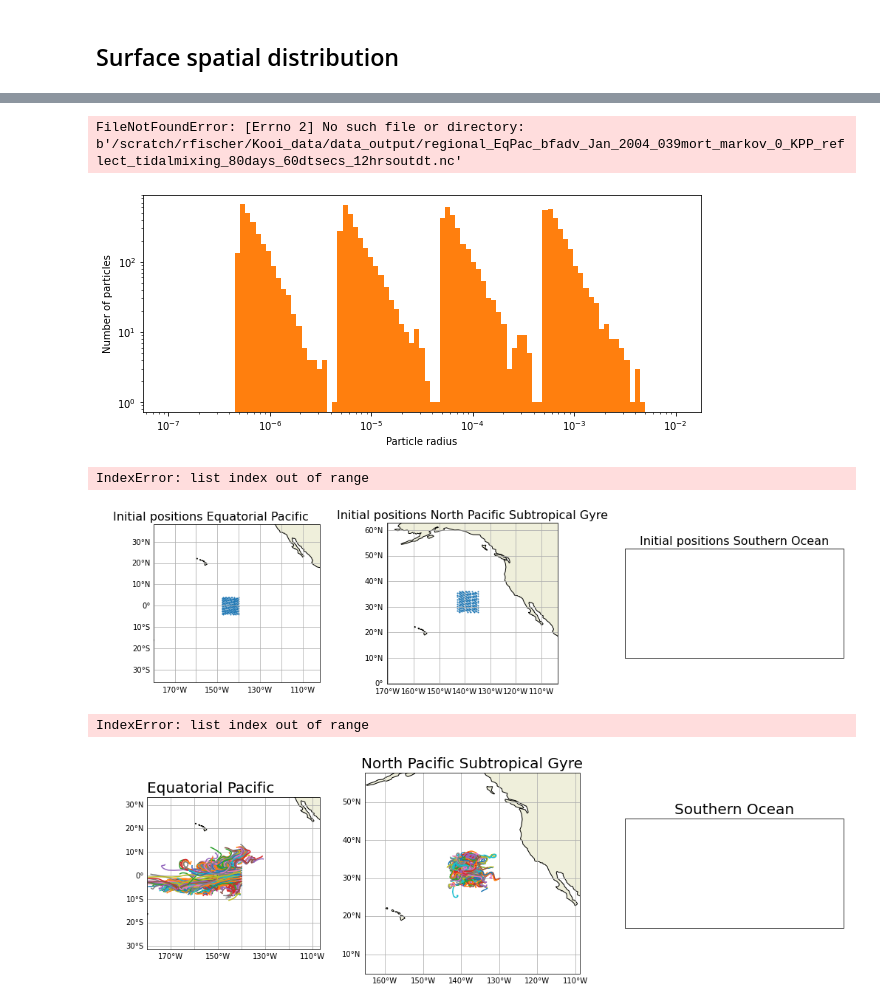
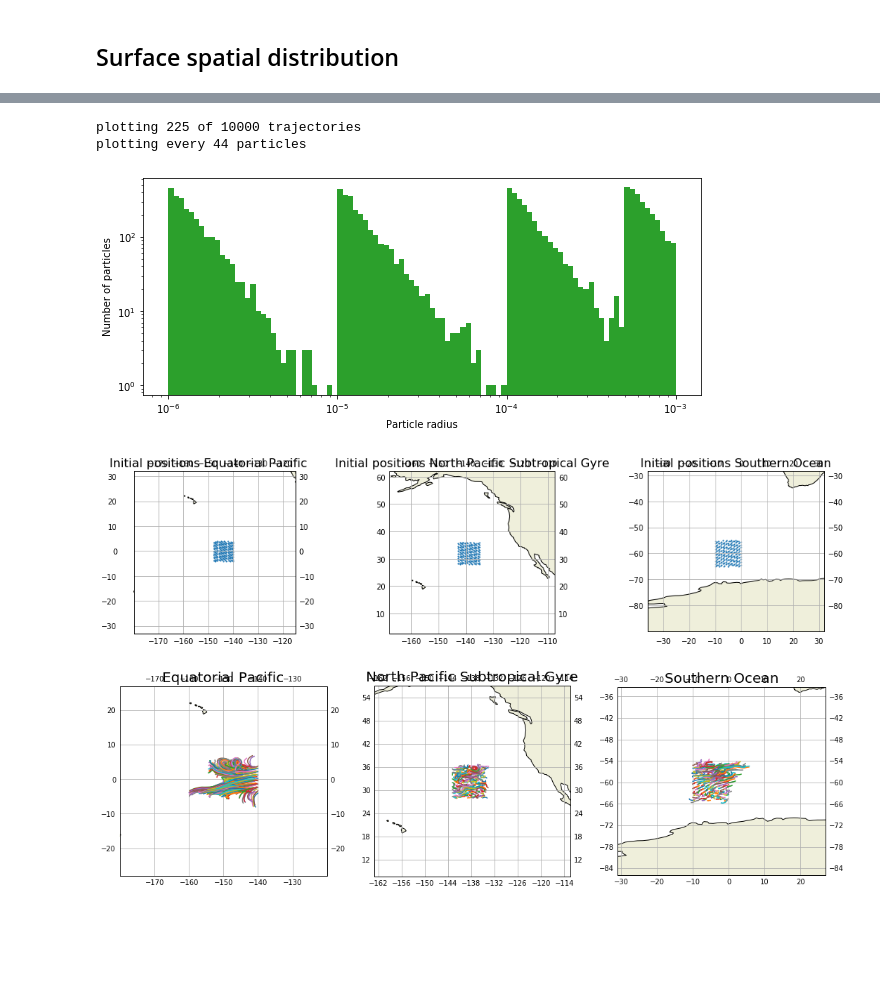
Before and after one commit to OceanParcels/biofouling_3dtransport_2, a Jupyter notebook: Analysis/Locations.ipynb, the cells around one changed output, grey strips where cells are left out. Drawn from its saved outputs; the diff is of its cells as text; code cells hidden in the pictures; blank space fills up the shorter version.

```diff
--- a/Analysis/Locations.ipynb
+++ b/Analysis/Locations.ipynb
@@ -99,39 +23,40 @@ w_vel_cmap = ['orangered', 'lime', 'cornflowerblue', 'gold']
 r_pl_clist = ['#7a0177', '#c51b8a', '#f768a1', '#fbb4b9','#feebe2']
 r_pl_cmap = plt.get_cmap('RdPu_r')
 # %%
-region = ['EqPac','NPSG']
+region = ['EqPac','NPSG', 'SO']
 mortality = 0.39              # [d-1]
-runtime = 80                  # [days]
+runtime = 20                  # [days]
 dt = 60                       # [seconds]
 outputdt = 12                 # [hours]
-mixing = 'markov_0_KPP_reflect_tidal'
-sizebinedges = [5e-3, 5e-4, 5e-5, 5e-6, 5e-7]
+mixing = 'no'
+sizebinedges = [1e-3, 0.5e-3, 1e-4, 1e-5, 1e-6]
 # %%
 ds_0 = xr.open_dataset(datadir+'regional_'+region[0]+'_bfadv_Jan_2004_0'+str(mortality)[2:]+'mort_'+mixing+'mixing_'+str(runtime)+'days_'+str(dt)+'dtsecs_'+str(outputdt)+'hrsoutdt.nc')
 ds_1 = xr.open_dataset(datadir+'regional_'+region[1]+'_bfadv_Jan_2004_0'+str(mortality)[2:]+'mort_'+mixing+'mixing_'+str(runtime)+'days_'+str(dt)+'dtsecs_'+str(outputdt)+'hrsoutdt.nc')
-# ds_2 = xr.open_dataset(datadir+'regional_'+region[2]+'_bfadv_Jan_2004_0'+str(mortality)[2:]+'mort_'+mixing+'mixing_'+str(runtime)+'days_'+str(dt)+'dtsecs_'+str(outputdt)+'hrsoutdt.nc')
+ds_2 = xr.open_dataset(datadir+'regional_'+region[2]+'_bfadv_Jan_2004_0'+str(mortality)[2:]+'mort_'+mixing+'mixing_'+str(runtime)+'days_'+str(dt)+'dtsecs_'+str(outputdt)+'hrsoutdt.nc')
-# %% [output]
-FileNotFoundError: [Errno 2] No such file or directory: b'/scratch/rfischer/Kooi_data/data_output/regional_EqPac_bfadv_Jan_2004_039mort_markov_0_KPP_reflect_tidalmixing_80days_60dtsecs_12hrsoutdt.nc'
 # %%
-dslist = [ds_0, ds_1]#, ds_2]
+dslist = [ds_0, ds_1, ds_2]
 # %%
 number_of_trajectories_to_plot = 225
 n_plt = number_of_trajectories_to_plot
 f_plt = int(np.round(len(ds_0['traj'])/n_plt))
 print('plotting '+str(n_plt)+' of '+str(len(ds_0['traj']))+' trajectories')
 print('plotting every '+str(f_plt)+' particles')
+# %% [output]
+plotting 225 of 10000 trajectories
+plotting every 44 particles
 # %%
 fig = plt.figure(figsize=(10,4)),
 ax=plt.axes()
 for ds in dslist:
-    ax.hist(ds['r_pl'],np.logspace(math.floor(np.log10(ds['r_pl'].min())),math.ceil(np.log10(ds['r_pl'].max())),100))
+    ax.hist(ds['r_pl'],np.logspace(np.log10(ds['r_pl'].min()).round(),np.log10(ds['r_pl'].max()).round(),100))
 ax.set_xscale('log')
 ax.set_yscale('log')
 ax.set_ylabel('Number of particles')
 ax.set_xlabel('Particle radius')
 plt.show()
 # %% [output]
-[figure, old version]
+[figure, new version]
 # %%
 split_ds_0 = list(ds_0.groupby_bins('r_pl',sizebinedges[::-1]))[::-1]
 split_ds_1 = list(ds_1.groupby_bins('r_pl',sizebinedges[::-1]))[::-1]
@@ -160,8 +85,7 @@ for i, ax in enumerate(axes):
     ax.set_xlim(np.min(dslist[i]['lon'])-25,np.max(dslist[i]['lon'])+25)
 # plt.show()
 # %% [output]
-IndexError: list index out of range
-[figure, old version]
+[figure, new version]
 # %%
 fig = plt.figure(figsize=(18,5))
 gs = gridspec.GridSpec(ncols=3, nrows=1, figure=fig)
@@ -185,6 +109,5 @@ for i, ax in enumerate(axes):
     ax.set_xlim(np.min(dslist[i]['lon'])-20,np.max(dslist[i]['lon'])+20)
 plt.show()
 # %% [output]
-IndexError: list index out of range
-[figure, old version]
+[figure, new version]
 # %%
```
Also changed, not shown: parts of 19 cells of this notebook, 1 other file.
